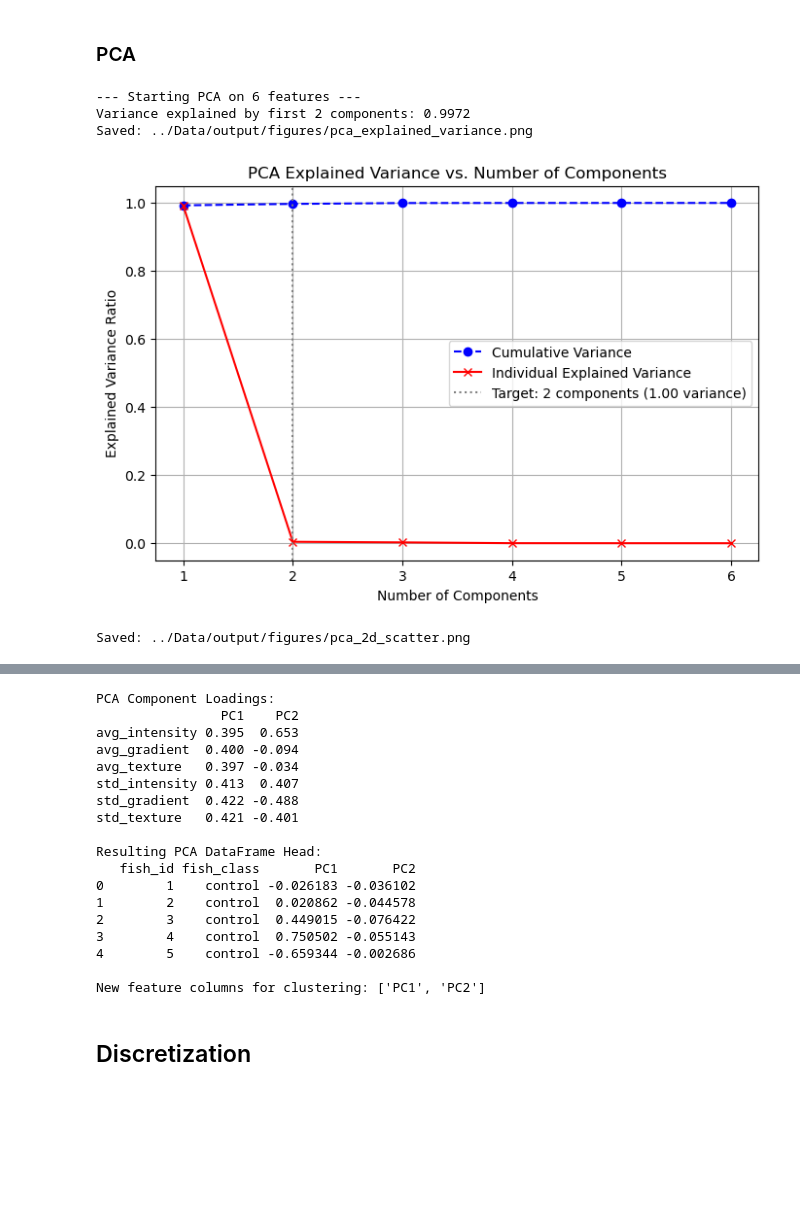
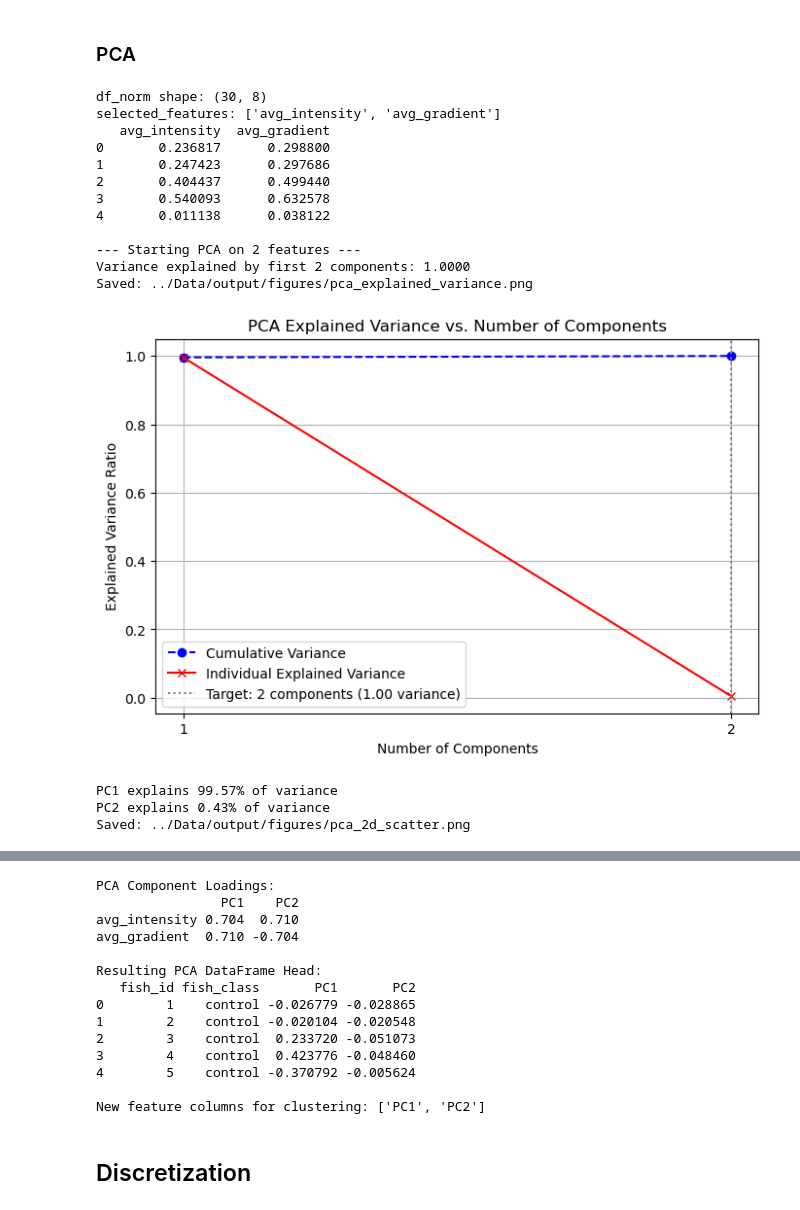
Before and after one commit to arlemoine/CMPS451_Project, a Jupyter notebook: Notebooks/PA4.ipynb, the cells around one changed output, grey strips where cells are left out. Drawn from its saved outputs; the diff is of its cells as text; code cells hidden in the pictures; blank space fills up the shorter version.

```diff
--- a/Notebooks/PA4.ipynb
+++ b/Notebooks/PA4.ipynb
@@ -366,6 +370,10 @@ def _plot_pca_variance(pca_all, cumulative_variance, n_components_final, n_compo
     fig.savefig(out_path, dpi=300, bbox_inches='tight')
     print(f"Saved: {out_path}")
     plt.show()
+
+    for i, ratio in enumerate(pca_all.explained_variance_ratio_, start=1):
+        print(f"PC{i} explains {ratio*100:.2f}% of variance")
+
     plt.close(fig)
 
 def _apply_pca_transform(X, df, n_components_final, feature_cols):
@@ -660,7 +668,7 @@ plt.show()
 high_corr_pairs = [
     (a, b, corr.loc[a, b])
     for a, b in combinations(feature_cols, 2)
-    if abs(corr.loc[a, b]) >= 0.85
+    if abs(corr.loc[a, b]) >= 0.992
 ]
 print('Highly correlated pairs (|r| >= 0.85):')
 print(high_corr_pairs if high_corr_pairs else 'None')
@@ -690,25 +698,39 @@ Saved: ../Data/output/figures/scatter_plots.png
 # %%
 # We will reduce the final dataset to 2 components for easy 2D visualization in clustering.
 # We could adjust n_components_final based on the explained variance plot.
+print("df_norm shape:", df_norm.shape)
+print("selected_features:", selected_features)
+print(df_norm[selected_features].head())
 
 df_pca_result = do_pca(
     df=df_norm,
-    feature_cols=feature_cols,
-    n_components_plot=len(feature_cols),
+    feature_cols=selected_features,
+    n_components_plot=len(selected_features),
     n_components_final=2, # Reduce to x components (PC1, PC2, ...)
     figure_dir=output_figures_dir
 )
 
 print("\nResulting PCA DataFrame Head:")
 print(df_pca_result.head())
 
 # Update the main DataFrame used for subsequent tasks
 df_norm_pca = df_pca_result
 feature_cols_pca = [col for col in df_pca_result.columns if col.startswith('PC')]
 print(f"\nNew feature columns for clustering: {feature_cols_pca}")
 # %% [output]
---- Starting PCA on 6 features ---
-Variance explained by first 2 components: 0.9972
+df_norm shape: (30, 8)
+selected_features: ['avg_intensity', 'avg_gradient']
+   avg_intensity  avg_gradient
+0       0.236817      0.298800
+1       0.247423      0.297686
+2       0.404437      0.499440
+3       0.540093      0.632578
+4       0.011138      0.038122
+
+--- Starting PCA on 2 features ---
+Variance explained by first 2 components: 1.0000
 Saved: ../Data/output/figures/pca_explained_variance.png
-[figure, old version]
+[figure, new version]
+PC1 explains 99.57% of variance
+PC2 explains 0.43% of variance
 Saved: ../Data/output/figures/pca_2d_scatter.png
@@ -716,19 +738,15 @@ Saved: ../Data/output/figures/pca_2d_scatter.png
 PCA Component Loadings:
                 PC1    PC2
-avg_intensity 0.395  0.653
-avg_gradient  0.400 -0.094
-avg_texture   0.397 -0.034
-std_intensity 0.413  0.407
-std_gradient  0.422 -0.488
-std_texture   0.421 -0.401
+avg_intensity 0.704  0.710
+avg_gradient  0.710 -0.704
 
 Resulting PCA DataFrame Head:
    fish_id fish_class       PC1       PC2
-0        1    control -0.026183 -0.036102
-1        2    control  0.020862 -0.044578
-2        3    control  0.449015 -0.076422
-3        4    control  0.750502 -0.055143
-4        5    control -0.659344 -0.002686
+0        1    control -0.026779 -0.028865
+1        2    control -0.020104 -0.020548
+2        3    control  0.233720 -0.051073
+3        4    control  0.423776 -0.048460
+4        5    control -0.370792 -0.005624
 
 New feature columns for clustering: ['PC1', 'PC2']
 # %% [markdown]
```
Also changed, not shown: parts of 4 cells of this notebook, 3 other files.
